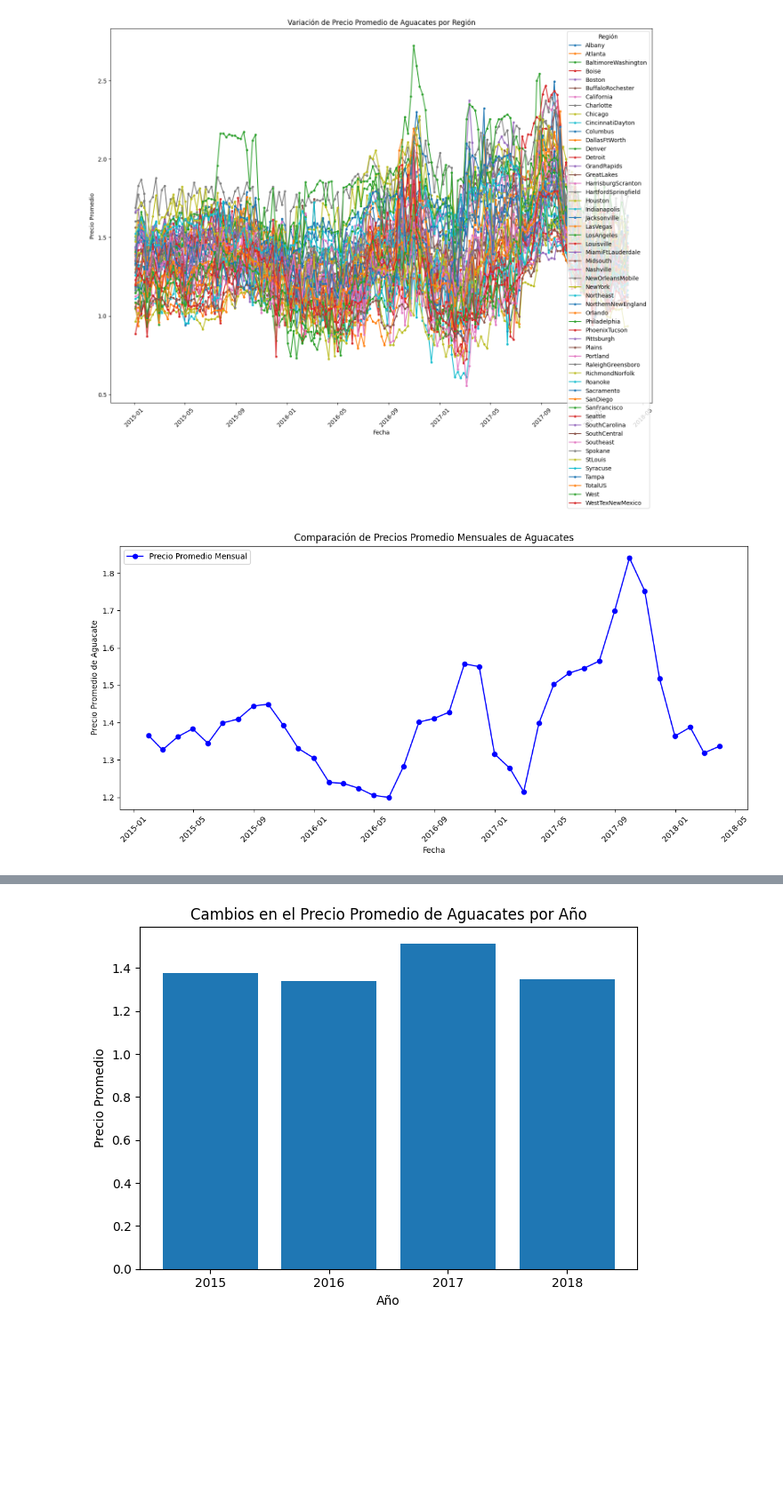
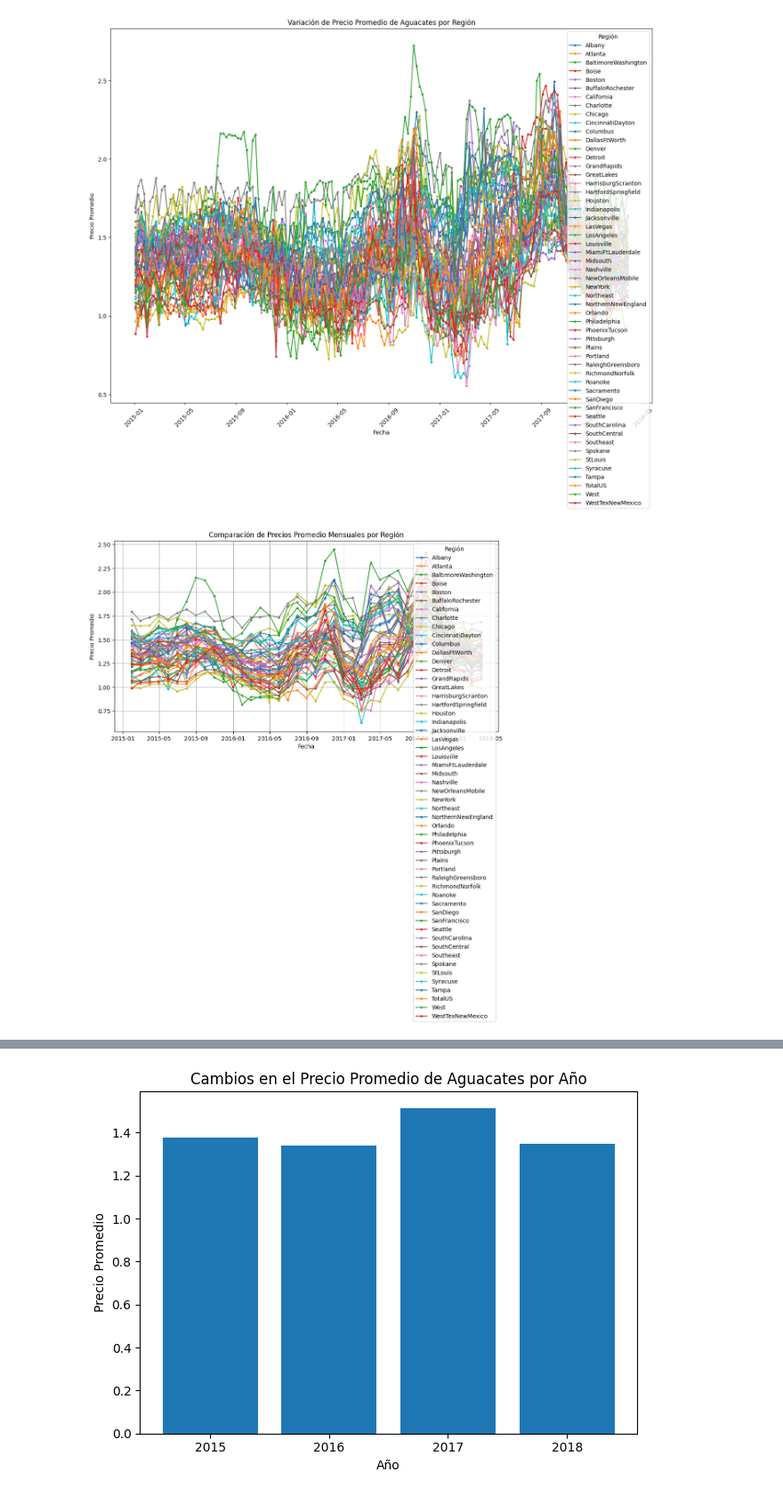
Before and after one commit to CWCreacionWeb/aguacates, a Jupyter notebook: mini_proyecto_gm.ipynb, the cells around one changed output, grey strips where cells are left out. Shown at 89% size. Saved outputs shown, nothing was run; the diff lists cells and outputs as text; code cells hidden in the pictures; blank space fills up the shorter version.

```diff
--- a/mini_proyecto_gm.ipynb
+++ b/mini_proyecto_gm.ipynb
@@ -106,17 +94,15 @@ promedio_anual
 # %%
 # Esperado: Utiliza gráficos de líneas para visualizar cómo varían los precios de aguacates por región a lo largo de diferentes estaciones del año.
 # Agrupa los datos por 'region' y 'Date' y calcula el promedio de 'AveragePrice' para cada combinación
-promedio = pd.DataFrame(df.groupby(['region', 'Date'])['AveragePrice'].mean().reset_index())
+promedio = chart.df.groupby(['region', 'Date'])['AveragePrice'].mean().reset_index()
 # Calcula el promedio de AveragePrice para cada región.
-promedio2 = df.groupby(['region'])['AveragePrice'].mean().reset_index()
-# promedio
-# promedio2
 # Representa gráficamente las tendencias utilizando plt.plot() de matplotlib.
 # Configuración de la gráfica
-plt.figure(figsize=(14,12))
+
+chart.figureConfig(14,12)
 
 # # Iterar sobre cada región y graficar la serie temporal
-for region in promedio2['region'].unique():
+for region in promedio['region'].unique():
     datos_region = promedio[promedio['region'] == region]
     plt.plot(datos_region['Date'], datos_region['AveragePrice'], label=region,marker='.')
 
@@ -131,28 +117,28 @@ plt.show()
 # %% [output]
 [figure]
 # %%
-# Comparación de Precios Promedio Mensuales:
-
+# 1.3 Comparación de Precios Promedio Mensuales:
 # Uso de Datos: Usa las columnas AveragePrice y Date.
 # Esperado: Calcula y compara los precios promedio mensuales.
 # Agrupa los datos por mes usando pd.Grouper con freq='M'.
 # Calcula el promedio de AveragePrice para cada mes con mean().
 # Visualiza los resultados con un gráfico de líneas usando plt.plot().
+# Agrupa los datos por 'region' y por mes, y calcula el promedio de 'AveragePrice'
+promedio_mensual = chart.df.groupby(['region', pd.Grouper(key='Date', freq='ME')])['AveragePrice'].mean().reset_index()
+chart.figureConfig(12, 6)
 
-# Agrupamos por mes y calculamos el promedio de 'AveragePrice' para cada mes
-df['Date'] = pd.to_datetime(df['Date'])
-# Graficamos el precio promedio mensual
-plt.figure(figsize=(12, 6))
-plt.plot(promedio_mensual['Date'], promedio_mensual['AveragePrice'], marker='o', color='b', label='Precio Promedio Mensual')
+for region in promedio_mensual['region'].unique():
+    # Filtra el DataFrame para obtener solo los datos de una región específica
+    data_region = promedio_mensual[promedio_mensual['region'] == region]
+    plt.plot(data_region['Date'], data_region['AveragePrice'], label=region,marker=".")
 
-# Etiquetas y título
-plt.xlabel("Fecha")
-plt.ylabel("Precio Promedio de Aguacate")
-plt.title("Comparación de Precios Promedio Mensuales de Aguacates")
-plt.xticks(rotation=45)
-plt.legend()
-plt.tight_layout()
+# Configuraciones del gráfico
+plt.xlabel('Fecha')
+plt.ylabel('Precio Promedio')
+plt.title('Comparación de Precios Promedio Mensuales por Región')
+plt.legend(title='Región')
+plt.grid(True)
 plt.show()
 # %% [output]
-[figure, old version]
+[figure, new version]
 # %%
```
Also changed, not shown: parts of 14 cells of this notebook, 4 other files.
